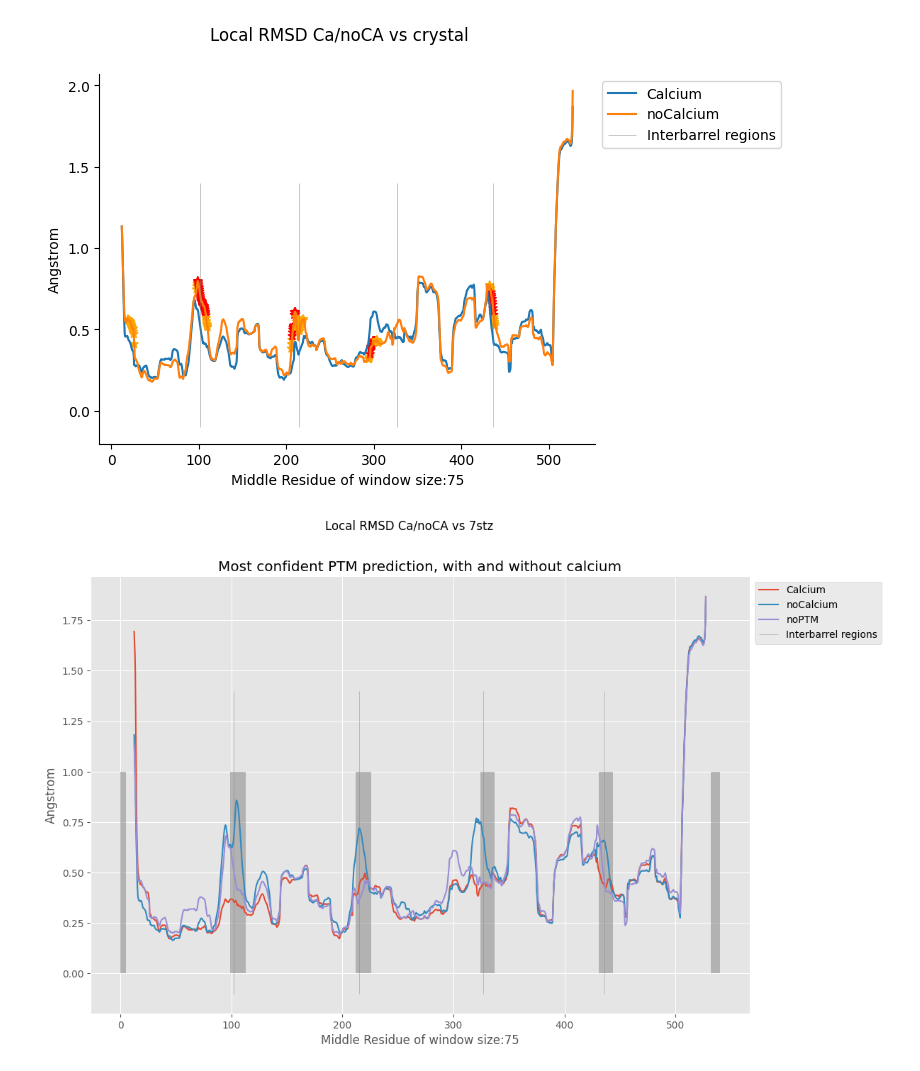
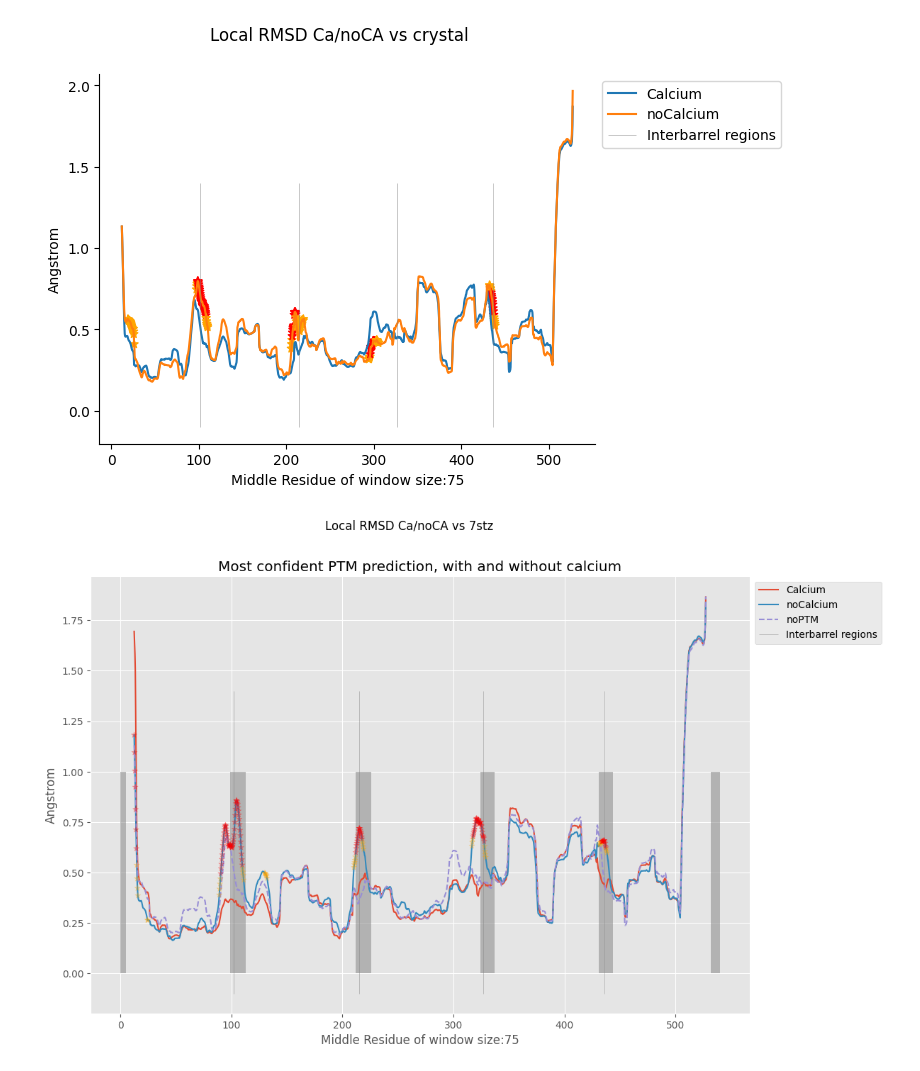
Before and after one commit to LaCava-Lab/AF_Allostery_Analysis, a Jupyter notebook: Methods_notebooks/5.No_Calcium_experiments.ipynb, the cells around one changed output. Saved outputs shown, nothing was run; the diff lists cells and outputs as text; code cells hidden in the pictures.

```diff
--- a/Methods_notebooks/5.No_Calcium_experiments.ipynb
+++ b/Methods_notebooks/5.No_Calcium_experiments.ipynb
@@ -147,33 +147,33 @@ win = 75
 
 x,a_y,_ = local_rmsd_plotter(best_ca,xr_df_CA,stepsize=step,win_size=win)
 
 x,b_y,_ = local_rmsd_plotter(best_noca,xr_df_CA,stepsize=step,win_size=win)
 
 x,c_y,_ = local_rmsd_plotter(noptm_df,xr_df_CA,stepsize=step,win_size=win)
 
 colorlist= get_significance(a_y,b_y)
 
 
 plt.style.use(style="ggplot")
 fig, ax = plt.subplots(figsize=(12,8))
 
 
 for i,j in [(0,5),(99,14),(212,14),(324,13),(431,13),(532,8)]:
     ax.add_patch(Rectangle((i,0),j,1,linewidth=1,edgecolor='none',facecolor='grey',alpha=.5))
 
 plt.plot(array(x)/3,a_y,label="Calcium",zorder=1)
 plt.plot(array(x)/3,b_y,label="noCalcium",zorder=2)
-plt.plot(array(x)/3,c_y,label="noPTM",zorder=3)
-#plt.scatter(array(x)/3,b_y,c=colorlist,marker="*",alpha=[1 if i== "red" else 1 if i== "orange" else 0 for i in colorlist],zorder=3)
+plt.plot(array(x)/3,c_y,label="noPTM",zorder=3,linestyle="dashed")
+plt.scatter(array(x)/3,b_y,c=colorlist,marker="*",alpha=[.3 if i== "red" else .3 if i== "orange" else 0 for i in colorlist],zorder=3)
 
 plt.vlines(array([102,215,327,436]),-.1,1.4,colors="grey",alpha=.5,label="Interbarrel regions",linewidth=.6)
 #plt.vlines([126, 204,206, 314, 316, 318,422,424,426],-.1,1.4,colors="red",alpha=1,label="Manose binding residues",linewidth=.6)
 plt.suptitle("Local RMSD Ca/noCA vs 7stz")
 plt.title("Most confident PTM prediction, with and without calcium")
 plt.xlabel(f"Middle Residue of window size:{win}")
 plt.ylabel("Angstrom")
 plt.legend(bbox_to_anchor=(1,1))
 sns.despine(offset=0)
 plt.show()
 # %% [output]
-[figure, old version]
+[figure, new version]
```
Also changed, not shown: 1 other file.
